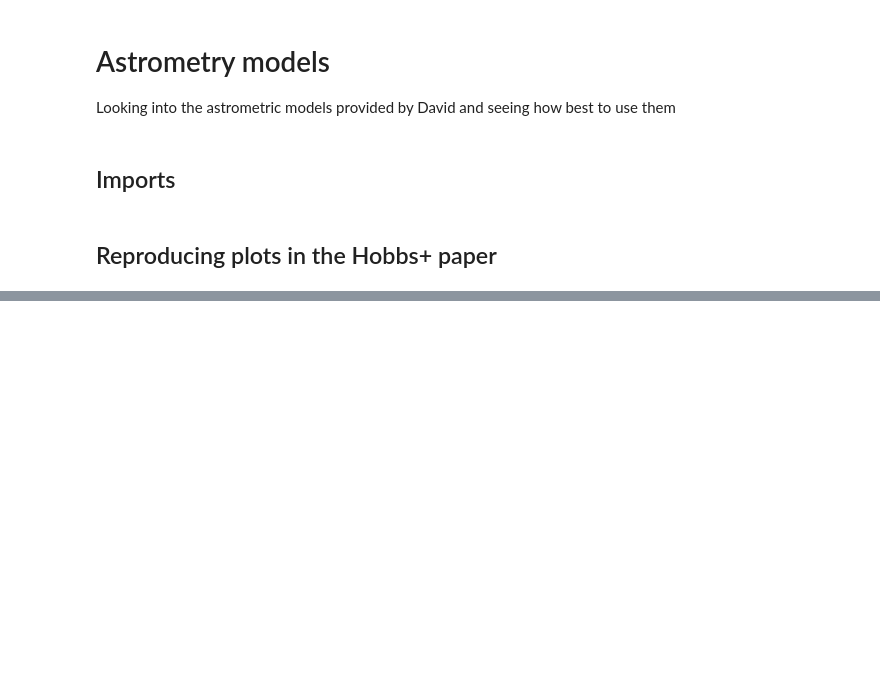
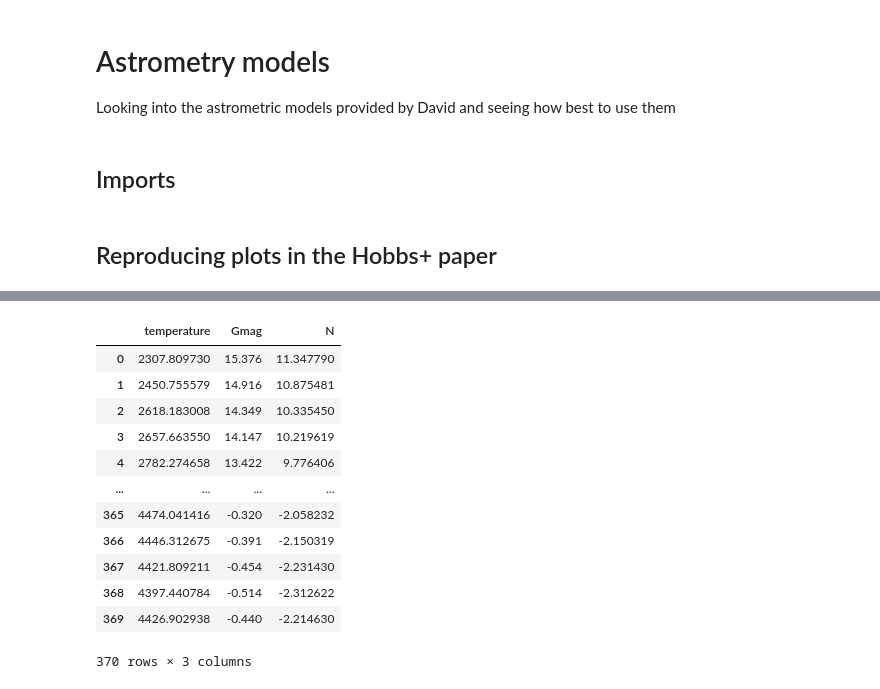
Before and after one commit to emilyhunt/gaianir-open-clusters, a Jupyter notebook: prototypes/astrometry/astrometry_models.ipynb, the cells around one changed output, grey strips where cells are left out. Drawn from its saved outputs; the diff is of its cells as text; code cells hidden in the pictures; blank space fills up the shorter version.

```diff
--- a/prototypes/astrometry/astrometry_models.ipynb
+++ b/prototypes/astrometry/astrometry_models.ipynb
@@ -30,0 +71,17 @@ for teff in np.geomspace(2000, 20000, num=5):
+# %%
+class Params:
+    log_age = np.log10(1e7)
+    metallicity = 0.0
+
+
+class Dummy:
+    parameters = Params()
+
+
+iso = load_isochrone(Dummy())
+iso["temperature"] = 10 ** iso["logTe"]
+iso["luminosity"] = 10 ** iso["logL"] * constants.L_sun.value
+
+# _ = gaia_nir_phot.predict(iso)
+
+predictions = PHOTOMETRY_PREDICTOR.predict(iso)
@@ -30,0 +127,18 @@ for teff in np.geomspace(2000, 20000, num=5):
+# %%
+predictions = PHOTOMETRY_PREDICTOR.predict(iso)
+
+predictions[['temperature', 'Gmag', 'N']]
+# %% [output]
+|  | temperature | Gmag | N |
+| 0 | 2307.809730 | 15.376 | 11.347790 |
+| 1 | 2450.755579 | 14.916 | 10.875481 |
+| 2 | 2618.183008 | 14.349 | 10.335450 |
+| 3 | 2657.663550 | 14.147 | 10.219619 |
+| 4 | 2782.274658 | 13.422 | 9.776406 |
+| ... | ... | ... | ... |
+| 365 | 4474.041416 | -0.320 | -2.058232 |
+| 366 | 4446.312675 | -0.391 | -2.150319 |
+| 367 | 4421.809211 | -0.454 | -2.231430 |
+| 368 | 4397.440784 | -0.514 | -2.312622 |
+| 369 | 4426.902938 | -0.440 | -2.214630 |
+370 rows × 3 columns
```
Also changed, not shown: parts of 11 cells of this notebook, 5 other files.
